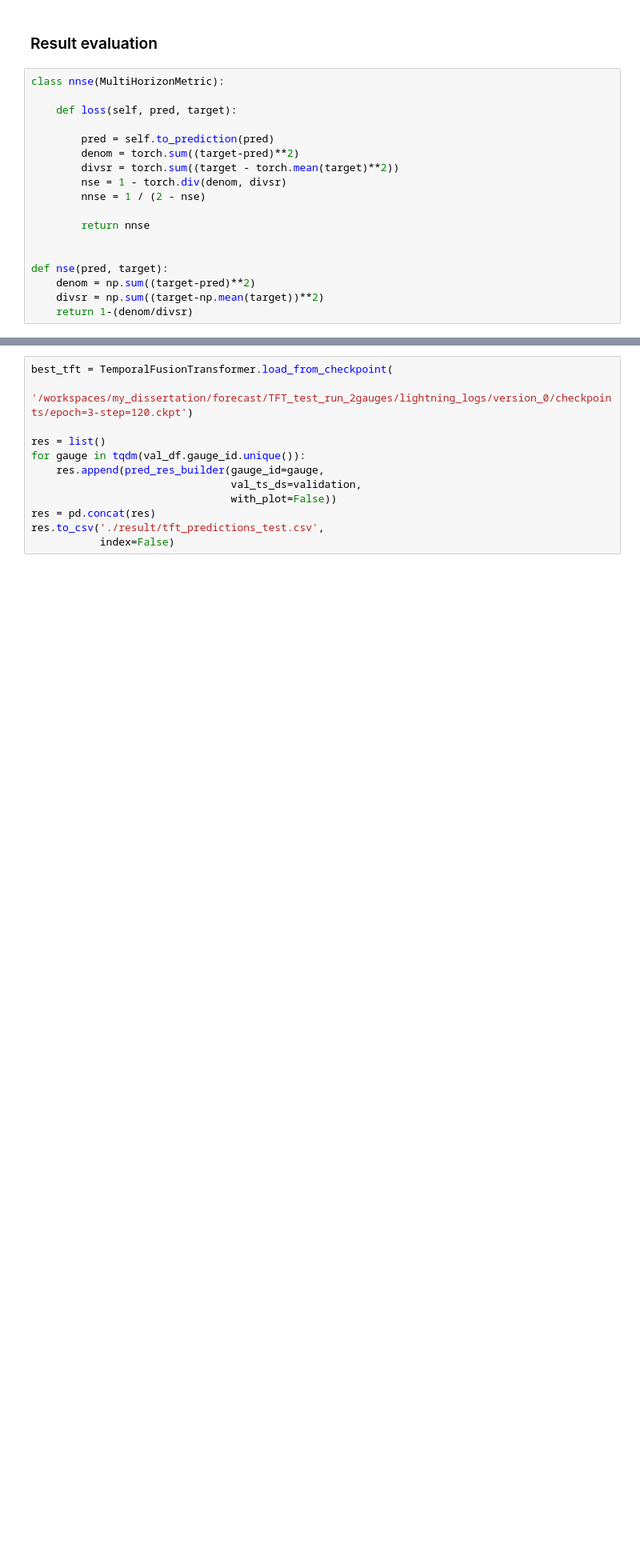
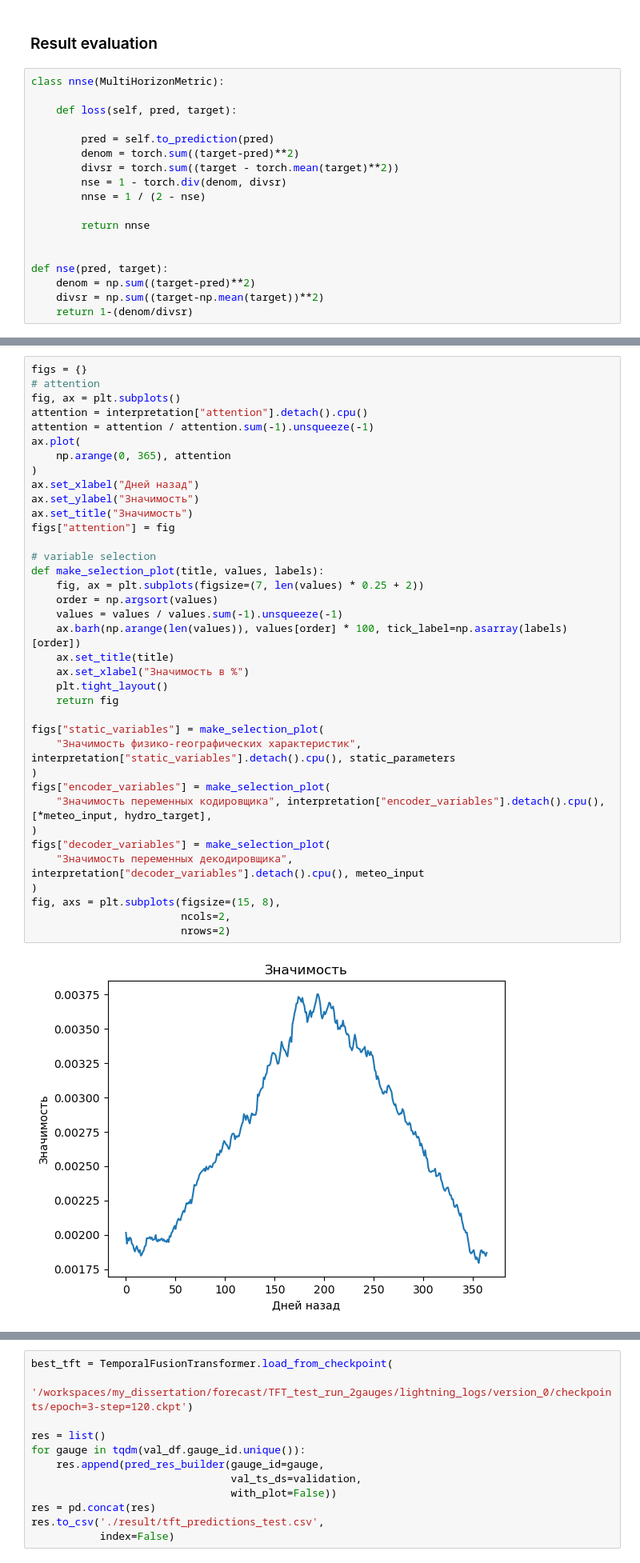
Before and after one commit to dmbrmv/my_dissertation, a Jupyter notebook: forecast/model_launch.ipynb, the cells around one changed output, grey strips where cells are left out. Shown at 80% size. Drawn from its saved outputs; the diff is of its cells as text; blank space fills up the shorter version.

```diff
--- a/forecast/model_launch.ipynb
+++ b/forecast/model_launch.ipynb
@@ -126,0 +270,39 @@ def nse(pred, target):
+# %%
+figs = {}
+# attention
+fig, ax = plt.subplots()
+attention = interpretation["attention"].detach().cpu()
+attention = attention / attention.sum(-1).unsqueeze(-1)
+ax.plot(
+    np.arange(0, 365), attention
+)
+ax.set_xlabel("Дней назад")
+ax.set_ylabel("Значимость")
+ax.set_title("Значимость")
+figs["attention"] = fig
+
+# variable selection
+def make_selection_plot(title, values, labels):
+    fig, ax = plt.subplots(figsize=(7, len(values) * 0.25 + 2))
+    order = np.argsort(values)
+    values = values / values.sum(-1).unsqueeze(-1)
+    ax.barh(np.arange(len(values)), values[order] * 100, tick_label=np.asarray(labels)[order])
+    ax.set_title(title)
+    ax.set_xlabel("Значимость в %")
+    plt.tight_layout()
+    return fig
+
+figs["static_variables"] = make_selection_plot(
+    "Значимость физико-географических характеристик", interpretation["static_variables"].detach().cpu(), static_parameters
+)
+figs["encoder_variables"] = make_selection_plot(
+    "Значимость переменных кодировщика", interpretation["encoder_variables"].detach().cpu(), [*meteo_input, hydro_target],
+)
+figs["decoder_variables"] = make_selection_plot(
+    "Значимость переменных декодировщика", interpretation["decoder_variables"].detach().cpu(), meteo_input
+)
+fig, axs = plt.subplots(figsize=(15, 8),
+                        ncols=2,
+                        nrows=2)
+# %% [output]
+[figure, added]
```
Also changed, not shown: parts of 23 cells of this notebook, 34 other files.
